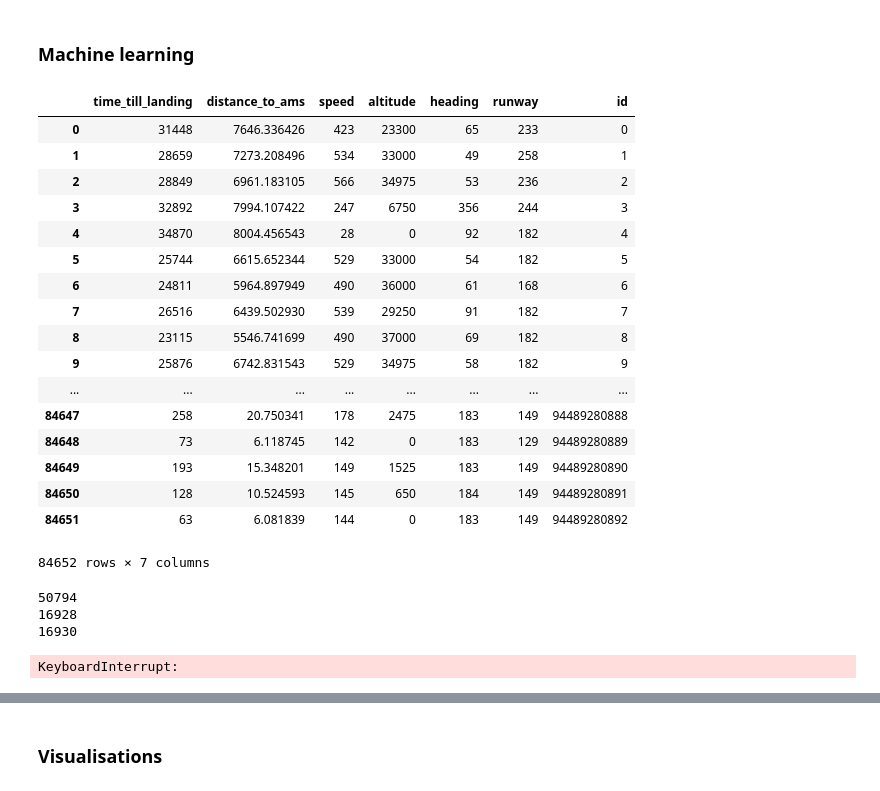
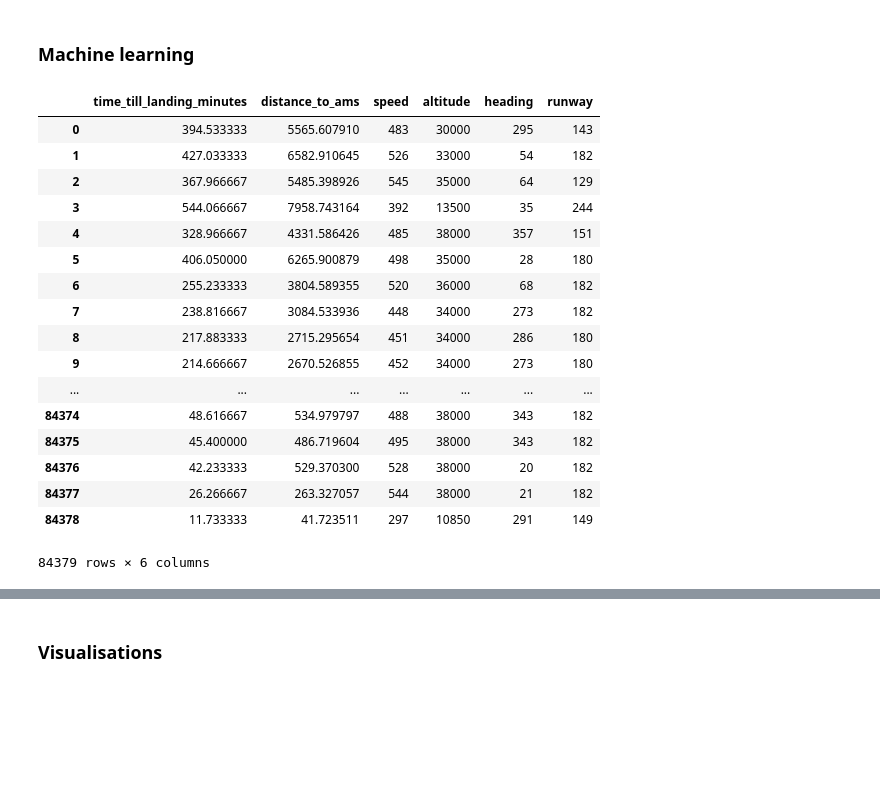
Before and after one commit to michelnossin/pyspark_training_docker, a Jupyter notebook: spark2-jupyter-docker.ipynb, the cells around one changed output, grey strips where cells are left out. Cells and saved outputs as stored; diff of their text form; code cells hidden in the pictures; blank space fills up the shorter version.

```diff
--- a/spark2-jupyter-docker.ipynb
+++ b/spark2-jupyter-docker.ipynb
@@ -996,6 +719,7 @@ join_df = join_df.withColumn("time_till_landing",col("touchdown_time") - col("ti
 #get rid of > 7000 sec , so we make sure flights on the next day are not using the landing of current day
 #join_df = join_df.where("time_till_landing > -7000")
 join_df = join_df.where("time_till_landing > 0") #ML REQUIRES POSITIVES!
+join_df = join_df.withColumn("time_till_landing_minutes",join_df.time_till_landing / 60)
 # %%
 df = join_df.toPandas().query("flight == 'KL214'").sort_values(['time']).reset_index()
 df
@@ -1023,25 +728,25 @@ df
 # %%
 
 #Create our machine learing dataset
-ml_df = join_df.select(['time_till_landing','distance_to_ams','speed','altitude','heading','runway'])
-ml_df = ml_df.withColumn('id',fn.monotonically_increasing_id())
+ml_df = join_df.select(['time_till_landing_minutes','distance_to_ams','speed','altitude','heading','runway'])
+#ml_df = ml_df.withColumn('id',fn.monotonically_increasing_id())
 ml_df.toPandas()
 # %% [output]
-|  | time_till_landing | distance_to_ams | speed | altitude | heading | runway | id |
-| 0 | 31448 | 7646.336426 | 423 | 23300 | 65 | 233 | 0 |
-| 1 | 28659 | 7273.208496 | 534 | 33000 | 49 | 258 | 1 |
-| 2 | 28849 | 6961.183105 | 566 | 34975 | 53 | 236 | 2 |
-| 3 | 32892 | 7994.107422 | 247 | 6750 | 356 | 244 | 3 |
-| 4 | 34870 | 8004.456543 | 28 | 0 | 92 | 182 | 4 |
-| 5 | 25744 | 6615.652344 | 529 | 33000 | 54 | 182 | 5 |
-| 6 | 24811 | 5964.897949 | 490 | 36000 | 61 | 168 | 6 |
-| 7 | 26516 | 6439.502930 | 539 | 29250 | 91 | 182 | 7 |
-| 8 | 23115 | 5546.741699 | 490 | 37000 | 69 | 182 | 8 |
-| 9 | 25876 | 6742.831543 | 529 | 34975 | 58 | 182 | 9 |
-| ... | ... | ... | ... | ... | ... | ... | ... |
-| 84647 | 258 | 20.750341 | 178 | 2475 | 183 | 149 | 94489280888 |
-| 84648 | 73 | 6.118745 | 142 | 0 | 183 | 129 | 94489280889 |
-| 84649 | 193 | 15.348201 | 149 | 1525 | 183 | 149 | 94489280890 |
-| 84650 | 128 | 10.524593 | 145 | 650 | 184 | 149 | 94489280891 |
-| 84651 | 63 | 6.081839 | 144 | 0 | 183 | 149 | 94489280892 |
+|  | time_till_landing_minutes | distance_to_ams | speed | altitude | heading | runway |
+| 0 | 394.533333 | 5565.607910 | 483 | 30000 | 295 | 143 |
+| 1 | 427.033333 | 6582.910645 | 526 | 33000 | 54 | 182 |
+| 2 | 367.966667 | 5485.398926 | 545 | 35000 | 64 | 129 |
+| 3 | 544.066667 | 7958.743164 | 392 | 13500 | 35 | 244 |
+| 4 | 328.966667 | 4331.586426 | 485 | 38000 | 357 | 151 |
+| 5 | 406.050000 | 6265.900879 | 498 | 35000 | 28 | 180 |
+| 6 | 255.233333 | 3804.589355 | 520 | 36000 | 68 | 182 |
+| 7 | 238.816667 | 3084.533936 | 448 | 34000 | 273 | 182 |
+| 8 | 217.883333 | 2715.295654 | 451 | 34000 | 286 | 180 |
+| 9 | 214.666667 | 2670.526855 | 452 | 34000 | 273 | 180 |
+| ... | ... | ... | ... | ... | ... | ... |
+| 84374 | 48.616667 | 534.979797 | 488 | 38000 | 343 | 182 |
+| 84375 | 45.400000 | 486.719604 | 495 | 38000 | 343 | 182 |
+| 84376 | 42.233333 | 529.370300 | 528 | 38000 | 20 | 182 |
+| 84377 | 26.266667 | 263.327057 | 544 | 38000 | 21 | 182 |
+| 84378 | 11.733333 | 41.723511 | 297 | 10850 | 291 | 149 |
-84652 rows × 7 columns
+84379 rows × 6 columns
@@ -1053,8 +752,0 @@ test= ml_df.rdd.filter(lambda r: r['id'] % 5 == 4)
-# %%
-print(train.count())
-print(test.count())
-print(validation.count())
-# %% [output]
-50794
-16928
-16930
@@ -1073,17 +771,0 @@ test= test.map(create_label_points)
-# %%
-#CREATE OUR MODEL
-
-#ERROR classification.LogisticRegression: Classification labels should be in [0 to 79985]. Found 3969 invalid labels.
-#WARN classification.LogisticRegression: Initial coefficients will be ignored! Its dimensions (1, 5) did not match the expected size (79986, 5)
-
-from pyspark.mllib.classification import LogisticRegressionWithLBFGS
-from time import time
-
-# Build the model
-t0 = time()
-logit_model = LogisticRegressionWithLBFGS.train(train)
-tt = time() - t0
-
-print ("Classifier trained in {} seconds".format(round(tt,3)))
-# %% [output]
-KeyboardInterrupt:
```
Also changed, not shown: parts of 43 cells of this notebook.
